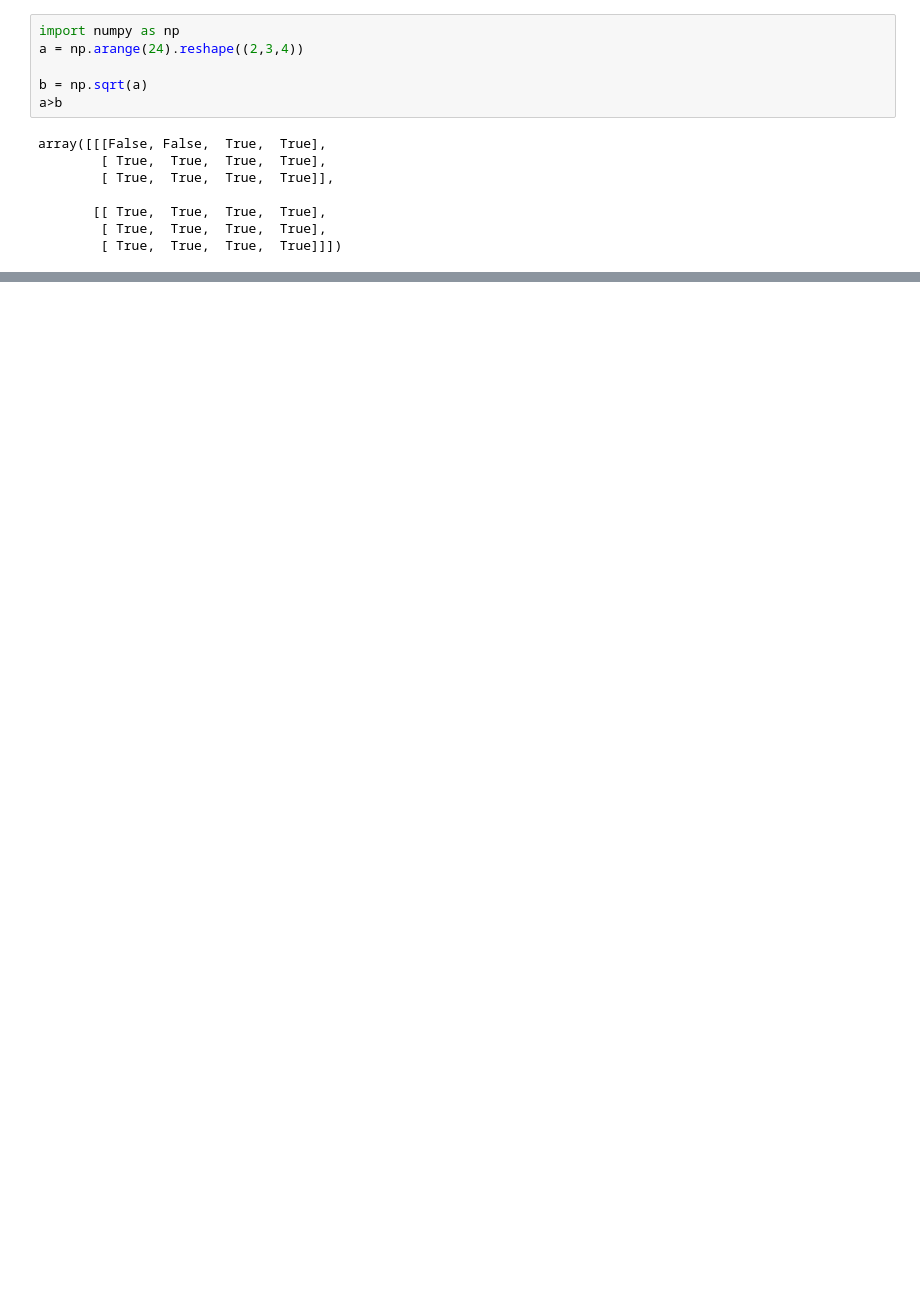
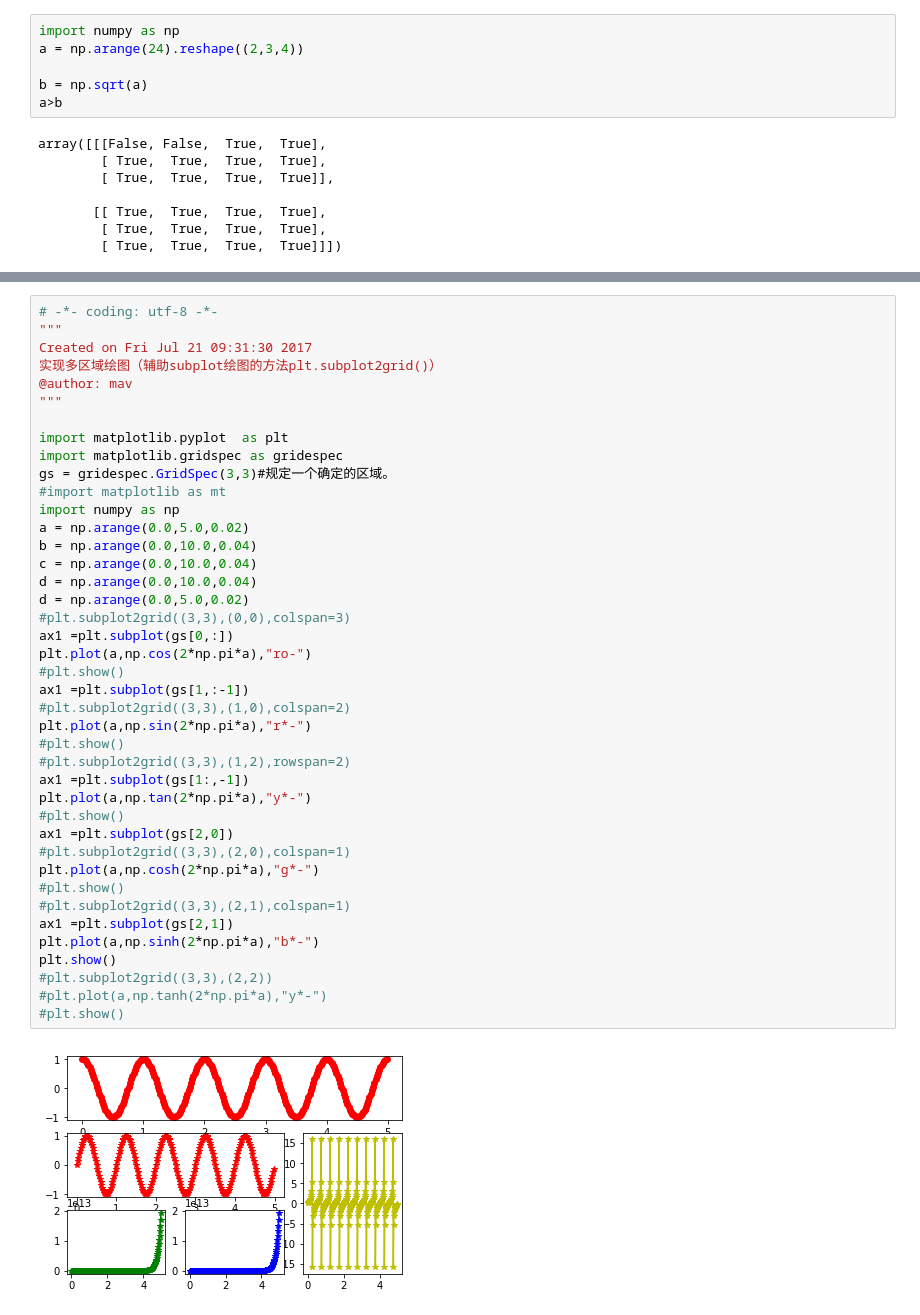
Before and after one commit to dgwy2018/bianchengke2018, a Jupyter notebook: 数组.ipynb, the cells around one changed output, grey strips where cells are left out. Drawn from its saved outputs; the diff is of its cells as text; blank space fills up the shorter version.

```diff
--- a/数组.ipynb
+++ b/数组.ipynb
@@ -221,0 +446,43 @@ array([[  0,   1,   2,   3,   4,   5,   6,   7,   8,   9,  10,  11,  12,
+# %%
+# -*- coding: utf-8 -*-
+"""
+Created on Fri Jul 21 09:31:30 2017
+实现多区域绘图（辅助subplot绘图的方法plt.subplot2grid()）
+@author: mav
+"""
+
+import matplotlib.pyplot  as plt
+import matplotlib.gridspec as gridespec
+gs = gridespec.GridSpec(3,3)#规定一个确定的区域。
+#import matplotlib as mt
+import numpy as np
+a = np.arange(0.0,5.0,0.02)
+b = np.arange(0.0,10.0,0.04)
+c = np.arange(0.0,10.0,0.04)
+d = np.arange(0.0,10.0,0.04)
+d = np.arange(0.0,5.0,0.02)
+#plt.subplot2grid((3,3),(0,0),colspan=3)
+ax1 =plt.subplot(gs[0,:])
+plt.plot(a,np.cos(2*np.pi*a),"ro-")
+#plt.show()
+ax1 =plt.subplot(gs[1,:-1])
+#plt.subplot2grid((3,3),(1,0),colspan=2)
+plt.plot(a,np.sin(2*np.pi*a),"r*-")
+#plt.show()
+#plt.subplot2grid((3,3),(1,2),rowspan=2)
+ax1 =plt.subplot(gs[1:,-1])
+plt.plot(a,np.tan(2*np.pi*a),"y*-")
+#plt.show()
+ax1 =plt.subplot(gs[2,0])
+#plt.subplot2grid((3,3),(2,0),colspan=1)
+plt.plot(a,np.cosh(2*np.pi*a),"g*-")
+#plt.show()
+#plt.subplot2grid((3,3),(2,1),colspan=1)
+ax1 =plt.subplot(gs[2,1])
+plt.plot(a,np.sinh(2*np.pi*a),"b*-")
+plt.show()
+#plt.subplot2grid((3,3),(2,2))
+#plt.plot(a,np.tanh(2*np.pi*a),"y*-")
+#plt.show()
+# %% [output]
+[figure, added]
```
Also changed, not shown: parts of 33 cells of this notebook, 3 other files.
